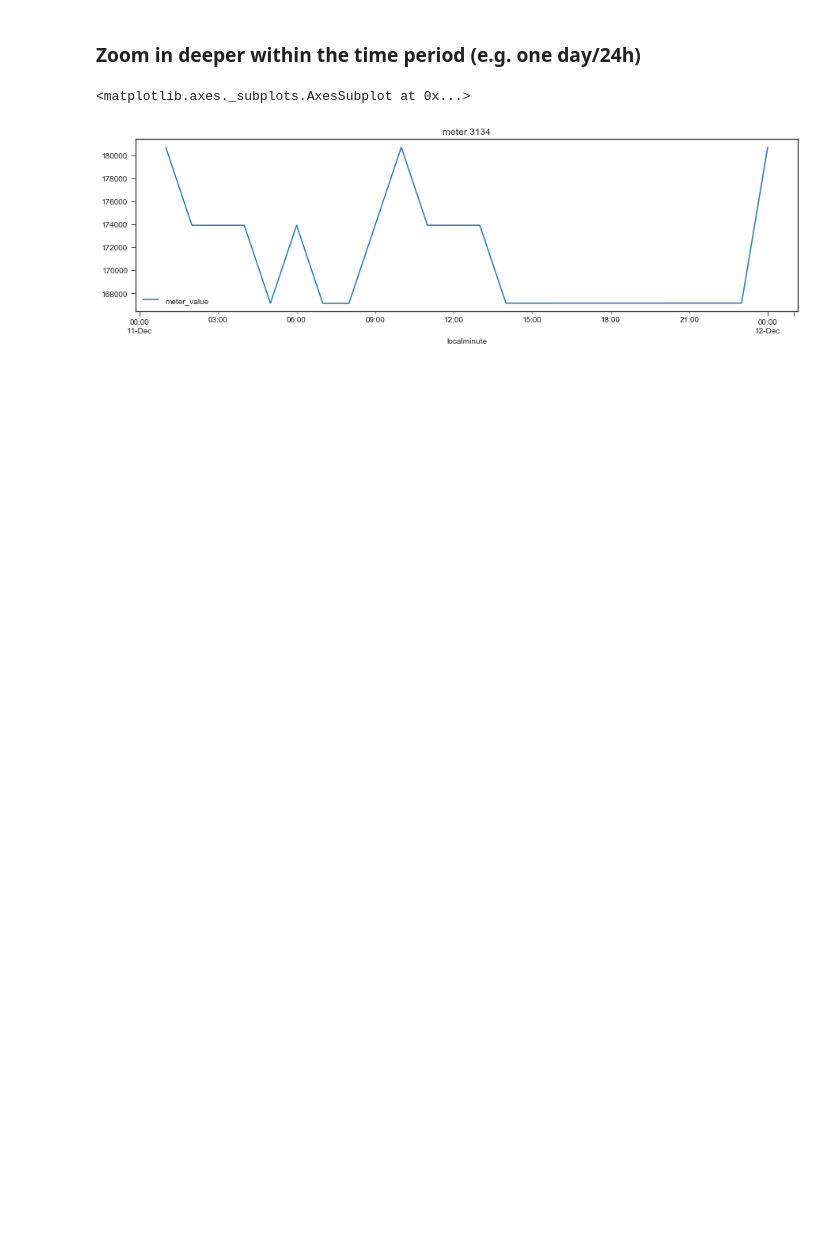
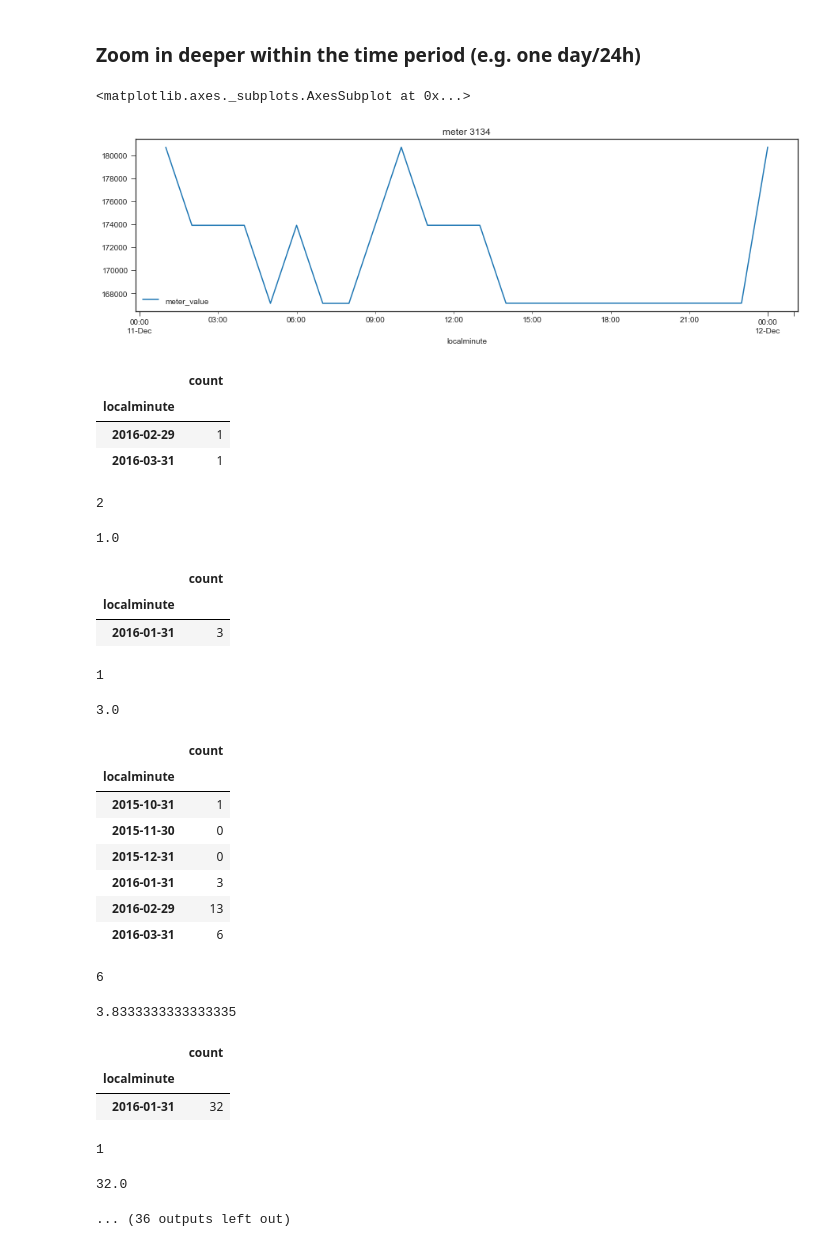
Before and after one commit to melvintzw/ee4211, a Jupyter notebook: exploration_mel.ipynb, the cells around one changed output. Cells and saved outputs as stored; diff of their text form; code cells hidden in the pictures; blank space fills up the shorter version.

Commit message:
identified meters with low sample size. trying to figure out if low sample size means malfunction or unused meter.

```diff
--- a/exploration_mel.ipynb
+++ b/exploration_mel.ipynb
@@ -139,3 +141,42 @@ df_i_byday.plot(figsize=(15,4), title=str(f'meter {key}'))
 #     end_date = f'2015-12-{9+i}'
 #     df_i_byday = zoom(df_i_bymonth_resampled, start_date, end_date)
 #     df_i_byday.plot(figsize=(15,4), title=str(f'meter {key}'))
+# %%
+less500_readings_list = [4874,  6101, 9620, 7566, 5545, 2814, 2946, 2755,\
+                         9160, 2645, 6685, 1403, 8703, 9600, 3036, 5658]
+
+for meter in less500_readings_list:
+    df_i = groups.get_group(meter).drop(columns='dataid')
+    df_i_resample_monthly_count = df_i.resample('M').count()  # get count of samples per month
+    df_i_resample_monthly_count = df_i_resample_monthly_count.rename(columns={'meter_value': 'count'})
+    display(df_i_resample_monthly_count.head(6), len(df_i_resample_monthly_count))
+    display(len(df_i)/len(df_i_resample_monthly_count))  # get average samples per month within first and last sample time.
+#     df_i_resample_monthly_count.plot(title=f'meter {meter}, {len(df_i)} samples')
+# %% [output]
+|  | count |
+| localminute |  |
+| 2016-02-29 | 1 |
+| 2016-03-31 | 1 |
+2
+1.0
+|  | count |
+| localminute |  |
+| 2016-01-31 | 3 |
+1
+3.0
+|  | count |
+| localminute |  |
+| 2015-10-31 | 1 |
+| 2015-11-30 | 0 |
+| 2015-12-31 | 0 |
+| 2016-01-31 | 3 |
+| 2016-02-29 | 13 |
+| 2016-03-31 | 6 |
+6
+3.8333333333333335
+|  | count |
+| localminute |  |
+| 2016-01-31 | 32 |
+1
+32.0
+... (36 outputs left out)
```
Also changed, not shown: parts of 4 cells of this notebook.
